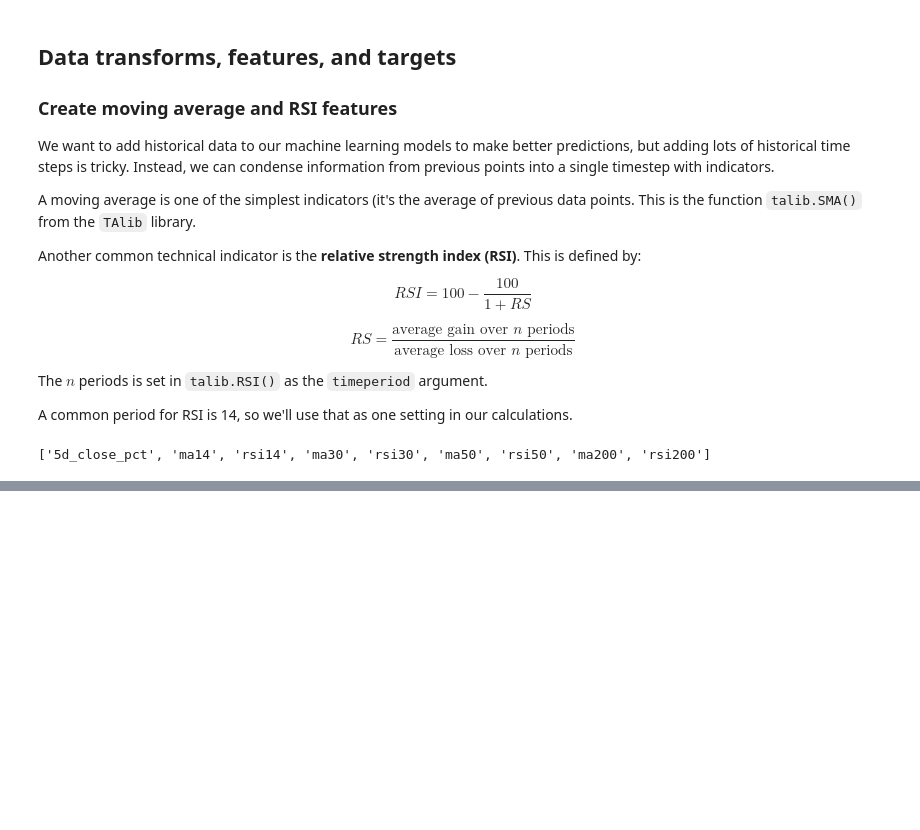
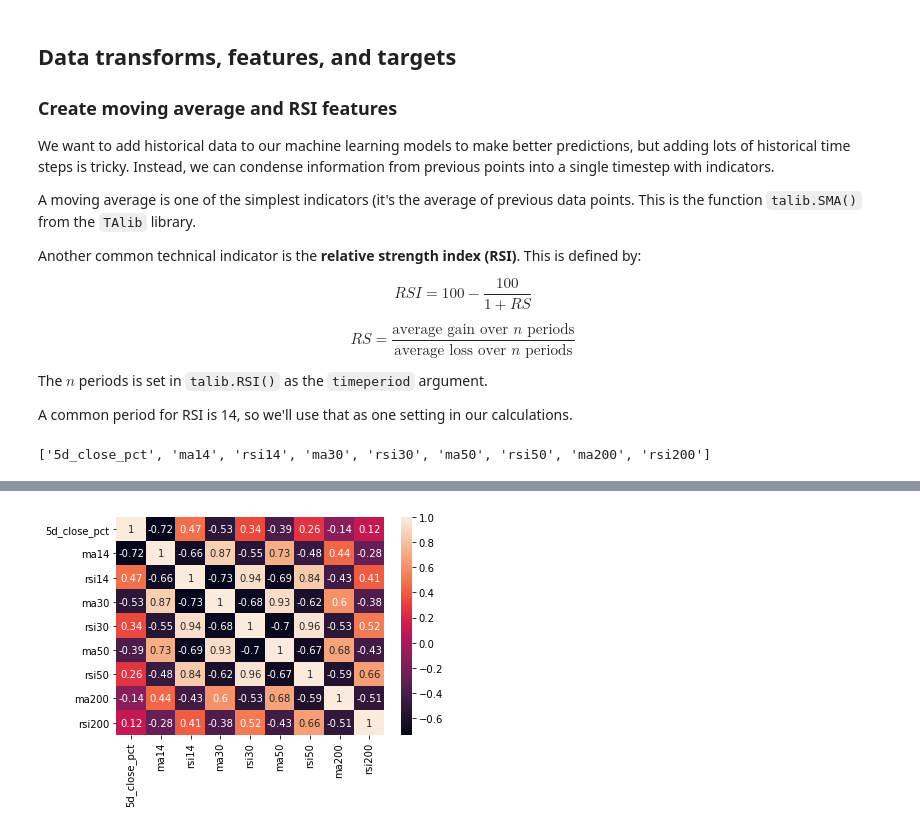
Before and after one commit to kbantoec/ml-fin, a Jupyter notebook: linear_model.ipynb, the cells around one changed output, grey strips where cells are left out. Cells and saved outputs as stored; diff of their text form; code cells hidden in the pictures; blank space fills up the shorter version.

```diff
--- a/linear_model.ipynb
+++ b/linear_model.ipynb
@@ -135,0 +201,6 @@ print(feature_names)
+# %%
+corr = lng_df[feature_names].corr()
+sns.heatmap(corr, annot=True)
+plt.show()
+# %% [output]
+[figure, added]
```
Also changed, not shown: parts of 15 cells of this notebook.
